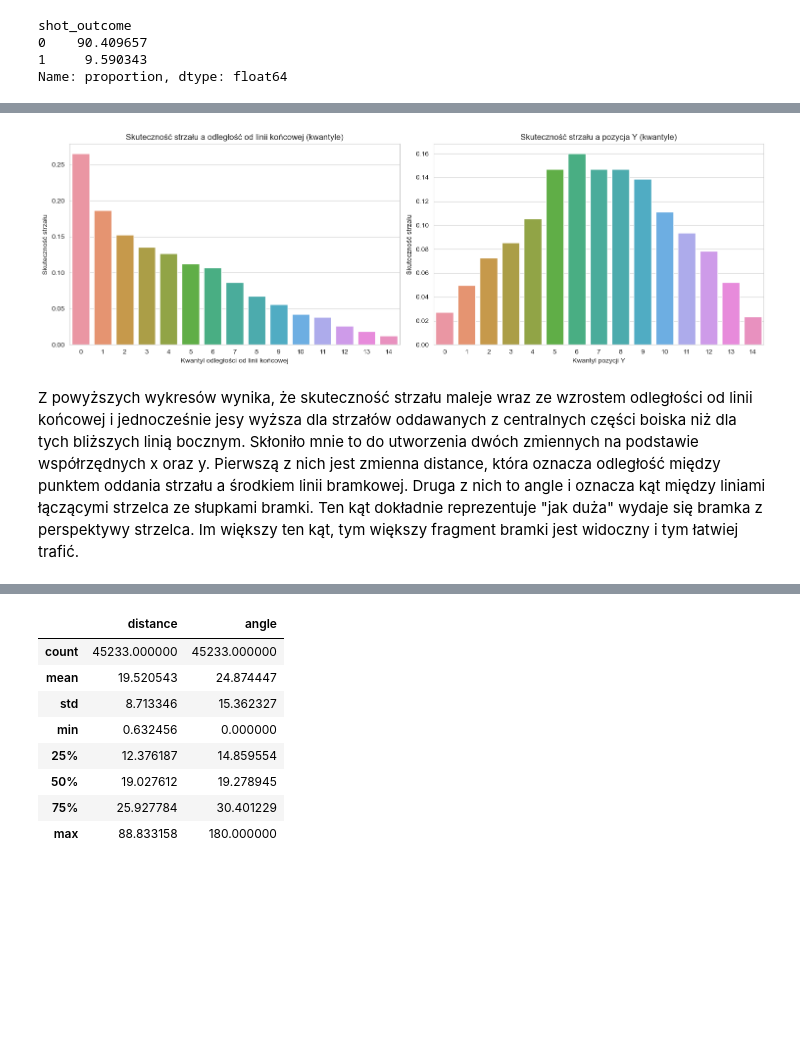
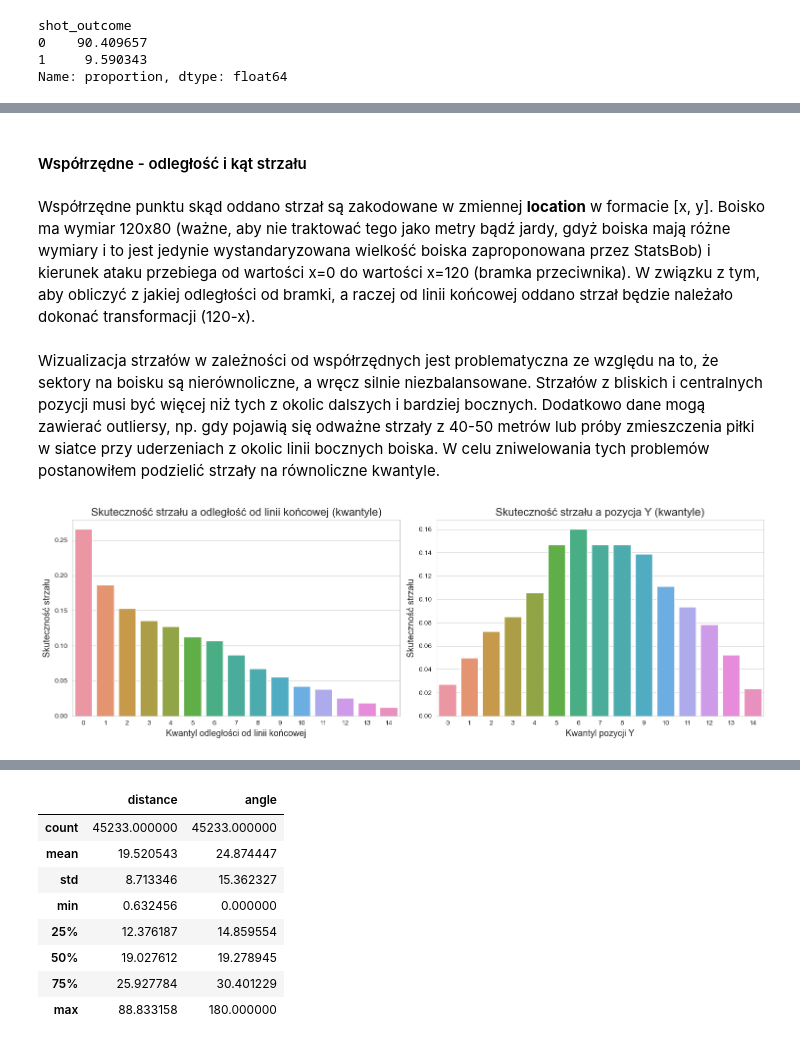
Before and after one commit to bsobkowicz1096/Football-xG-Predictor, a Jupyter notebook: xG_predictor.ipynb, the cells around one changed output, grey strips where cells are left out. Cells and saved outputs as stored; diff of their text form; code cells hidden in the pictures; blank space fills up the shorter version.

```diff
--- a/xG_predictor.ipynb
+++ b/xG_predictor.ipynb
@@ -264 +245,5 @@ Name: proportion, dtype: float64
+# %% [markdown]
+#### Współrzędne - odległość i kąt strzału
+# %% [markdown]
+Współrzędne punktu skąd oddano strzał są zakodowane w zmiennej **location** w formacie [x, y]. Boisko ma wymiar 120x80 (ważne, aby nie traktować tego jako metry bądź jardy, gdyż boiska mają różne wymiary i to jest jedynie wystandaryzowana wielkość boiska zaproponowana przez StatsBob) i kierunek ataku przebiega od wartości x=0 do wartości x=120 (bramka przeciwnika). W związku z tym, aby obliczyć z jakiej odległości od bramki, a raczej od linii końcowej oddano strzał będzie należało dokonać transformacji (120-x).
 # %%
@@ -275,38 +262,34 @@ df_shots = df_shots.drop('location', axis=1)
-# %%
-# Obliczamy odległość od linii końcowej
-df_shots['distance_to_end_line'] = 120 - df_shots['x']
-
-# Tworzymy kwantyle dla współrzędnych x i y
-df_shots['x_quantile'] = pd.qcut(df_shots['distance_to_end_line'], q=15, labels=False)
-df_shots['y_quantile'] = pd.qcut(df_shots['y'], q=15, labels=False)
-
-# Obliczamy skuteczność strzałów w zależności od kwantyla x
-df_eff_x = df_shots.groupby('x_quantile')['shot_outcome'].mean().reset_index()
-df_eff_x['count'] = df_shots.groupby('x_quantile')['shot_outcome'].count().values
-
-# Obliczamy skuteczność strzałów w zależności od kwantyla y
-df_eff_y = df_shots.groupby('y_quantile')['shot_outcome'].mean().reset_index()
-df_eff_y['count'] = df_shots.groupby('y_quantile')['shot_outcome'].count().values
-
-# Ustawienie stylu
-sns.set_style("whitegrid")
-fig, axes = plt.subplots(1, 2, figsize=(15, 5))
-
-# Histogram skuteczności w zależności od kwantyla x
-sns.barplot(x=df_eff_x['x_quantile'].astype(str), y=df_eff_x['shot_outcome'], ax=axes[0])
-axes[0].set_title('Skuteczność strzału a odległość od linii końcowej (kwantyle)')
-axes[0].set_xlabel('Kwantyl odległości od linii końcowej')
-axes[0].set_ylabel('Skuteczność strzału')
-
-# Histogram skuteczności w zależności od kwantyla y
-sns.barplot(x=df_eff_y['y_quantile'].astype(str), y=df_eff_y['shot_outcome'], ax=axes[1])
-axes[1].set_title('Skuteczność strzału a pozycja Y (kwantyle)')
-axes[1].set_xlabel('Kwantyl pozycji Y')
-axes[1].set_ylabel('Skuteczność strzału')
-
-plt.tight_layout()
-plt.show()
-# %% [output]
-[figure, removed]
 # %% [markdown]
-Z powyższych wykresów wynika, że skuteczność strzału maleje wraz ze wzrostem odległości od linii końcowej i jednocześnie jesy wyższa dla strzałów oddawanych z centralnych części boiska niż dla tych bliższych linią bocznym. Skłoniło mnie to do utworzenia dwóch zmiennych na podstawie współrzędnych x oraz y. Pierwszą z nich jest zmienna distance, która oznacza odległość między punktem oddania strzału a środkiem linii bramkowej. Druga z nich to angle i oznacza kąt między liniami łączącymi strzelca ze słupkami bramki. Ten kąt dokładnie reprezentuje "jak duża" wydaje się bramka z perspektywy strzelca. Im większy ten kąt, tym większy fragment bramki jest widoczny i tym łatwiej trafić.
+Wizualizacja strzałów w zależności od współrzędnych jest problematyczna ze względu na to, że sektory na boisku są nierównoliczne, a wręcz silnie niezbalansowane. Strzałów z bliskich i centralnych pozycji musi być więcej niż tych z okolic dalszych i bardziej bocznych. Dodatkowo dane mogą zawierać outliersy, np. gdy pojawią się odważne strzały z 40-50 metrów lub próby zmieszczenia piłki w siatce przy uderzeniach z okolic linii bocznych boiska. W celu zniwelowania tych problemów postanowiłem podzielić strzały na równoliczne kwantyle.
+# %%
+# Kwantyle dla współrzędnych
+df_shots['x_quantile'] = pd.qcut(df_shots['distance_to_end_line'], q=15, labels=False)
+df_shots['y_quantile'] = pd.qcut(df_shots['y'], q=15, labels=False)
+
+# Skuteczność strzałów w zależności od kwantyla odległości od linii końcowej
+df_eff_x = df_shots.groupby('x_quantile')['shot_outcome'].mean().reset_index()
+df_eff_x['count'] = df_shots.groupby('x_quantile')['shot_outcome'].count().values
+
+# Skuteczność strzałów w zależności od kwantyla y (szerokości boiska)
+df_eff_y = df_shots.groupby('y_quantile')['shot_outcome'].mean().reset_index()
+df_eff_y['count'] = df_shots.groupby('y_quantile')['shot_outcome'].count().values
+
+sns.set_style("whitegrid")
+fig, axes = plt.subplots(1, 2, figsize=(15, 5))
+
+# Histogram skuteczności w zależności od kwantyla odległości od linii końcowej
+sns.barplot(x=df_eff_x['x_quantile'].astype(str), y=df_eff_x['shot_outcome'], ax=axes[0])
+axes[0].set_title('Skuteczność strzału a odległość od linii końcowej (kwantyle)', size=16)
+axes[0].set_xlabel('Kwantyl odległości od linii końcowej', size=13)
+axes[0].set_ylabel('Skuteczność strzału', size=13)
+
+# Histogram skuteczności w zależności od kwantyla y
+sns.barplot(x=df_eff_y['y_quantile'].astype(str), y=df_eff_y['shot_outcome'], ax=axes[1])
+axes[1].set_title('Skuteczność strzału a pozycja Y (kwantyle)', size=16)
+axes[1].set_xlabel('Kwantyl pozycji Y', size=13)
+axes[1].set_ylabel('Skuteczność strzału', size=13)
+
+plt.tight_layout()
+plt.show()
+# %% [output]
+[figure, added]
```
Also changed, not shown: parts of 21 cells of this notebook.
